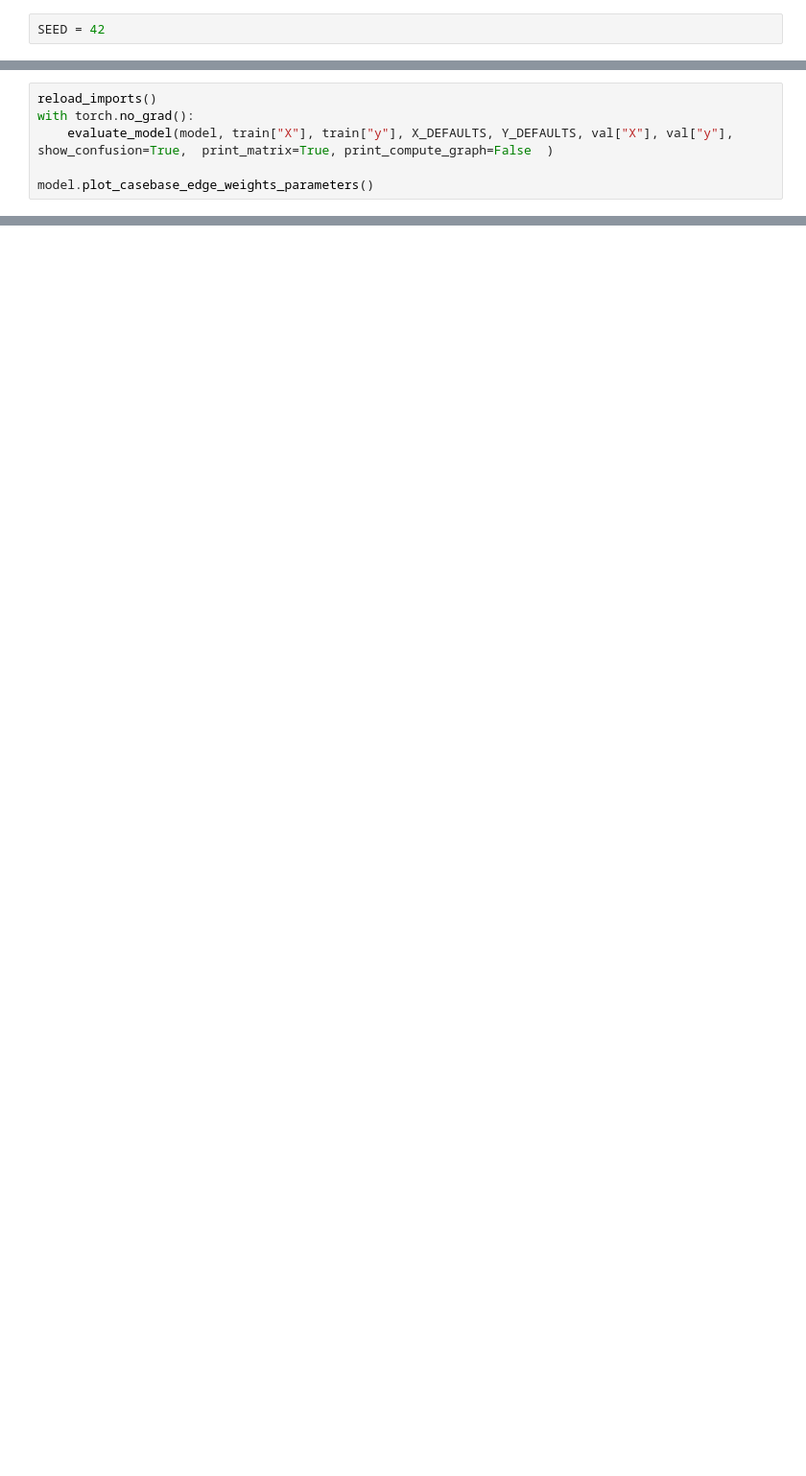
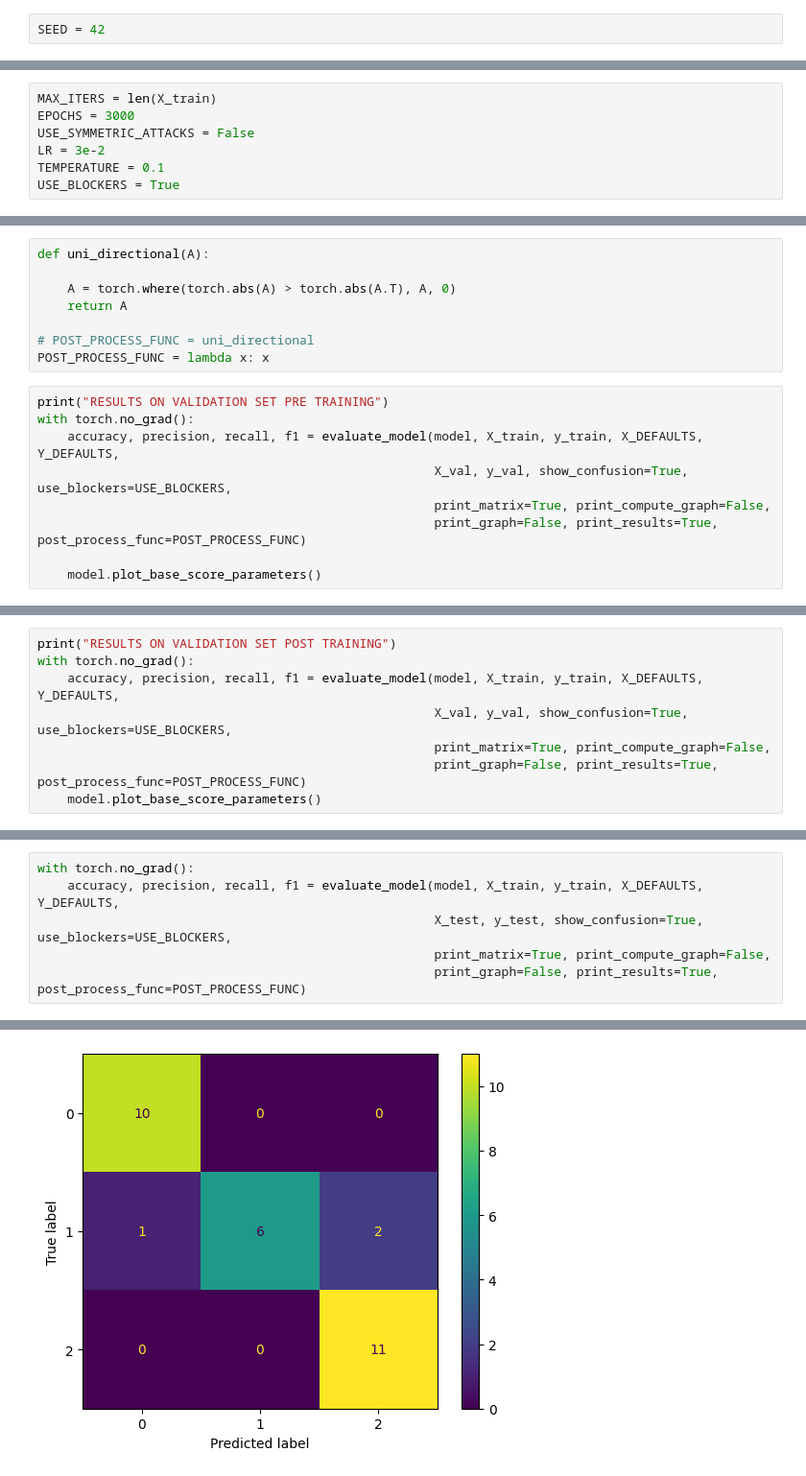
Before and after one commit to gretareitenbach/Deep-Arguing, a Jupyter notebook: examples/iris/gradual-aacbr-test.ipynb, the cells around one changed output, grey strips where cells are left out. Shown at 96% size. Cells and saved outputs as stored; diff of their text form; blank space fills up the shorter version.

```diff
--- a/examples/iris/gradual-aacbr-test.ipynb
+++ b/examples/iris/gradual-aacbr-test.ipynb
@@ -98,0 +84,7 @@ dynamic_train_model(model, train["X"], train["y"], X_DEFAULTS, Y_DEFAULTS, optim
+# %%
+MAX_ITERS = len(X_train)
+EPOCHS = 3000
+USE_SYMMETRIC_ATTACKS = False
+LR = 3e-2
+TEMPERATURE = 0.1
+USE_BLOCKERS = True
@@ -98,0 +125,17 @@ dynamic_train_model(model, train["X"], train["y"], X_DEFAULTS, Y_DEFAULTS, optim
+# %%
+def uni_directional(A):
+
+    A = torch.where(torch.abs(A) > torch.abs(A.T), A, 0)
+    return A
+
+# POST_PROCESS_FUNC = uni_directional
+POST_PROCESS_FUNC = lambda x: x
+# %%
+print("RESULTS ON VALIDATION SET PRE TRAINING")
+with torch.no_grad():
+    accuracy, precision, recall, f1 = evaluate_model(model, X_train, y_train, X_DEFAULTS, Y_DEFAULTS,
+                                                     X_val, y_val, show_confusion=True, use_blockers=USE_BLOCKERS,
+                                                     print_matrix=True, print_compute_graph=False,
+                                                     print_graph=False, print_results=True, post_process_func=POST_PROCESS_FUNC)
+
+    model.plot_base_score_parameters()
@@ -98,0 +160,8 @@ dynamic_train_model(model, train["X"], train["y"], X_DEFAULTS, Y_DEFAULTS, optim
+# %%
+print("RESULTS ON VALIDATION SET POST TRAINING")
+with torch.no_grad():
+    accuracy, precision, recall, f1 = evaluate_model(model, X_train, y_train, X_DEFAULTS, Y_DEFAULTS,
+                                                     X_val, y_val, show_confusion=True, use_blockers=USE_BLOCKERS,
+                                                     print_matrix=True, print_compute_graph=False,
+                                                     print_graph=False, print_results=True, post_process_func=POST_PROCESS_FUNC)
+    model.plot_base_score_parameters()
@@ -99,6 +181,7 @@ dynamic_train_model(model, train["X"], train["y"], X_DEFAULTS, Y_DEFAULTS, optim
 # %%
-reload_imports()
 with torch.no_grad():
-    evaluate_model(model, train["X"], train["y"], X_DEFAULTS, Y_DEFAULTS, val["X"], val["y"], show_confusion=True,  print_matrix=True, print_compute_graph=False  )
-
-model.plot_casebase_edge_weights_parameters()
+    accuracy, precision, recall, f1 = evaluate_model(model, X_train, y_train, X_DEFAULTS, Y_DEFAULTS,
+                                                     X_test, y_test, show_confusion=True, use_blockers=USE_BLOCKERS,
+                                                     print_matrix=True, print_compute_graph=False,
+                                                     print_graph=False, print_results=True, post_process_func=POST_PROCESS_FUNC)
+# %% [output]
@@ -104,0 +190 @@ model.plot_casebase_edge_weights_parameters()
+[figure, added]
```
Also changed, not shown: parts of 32 cells of this notebook, 17 other files.
